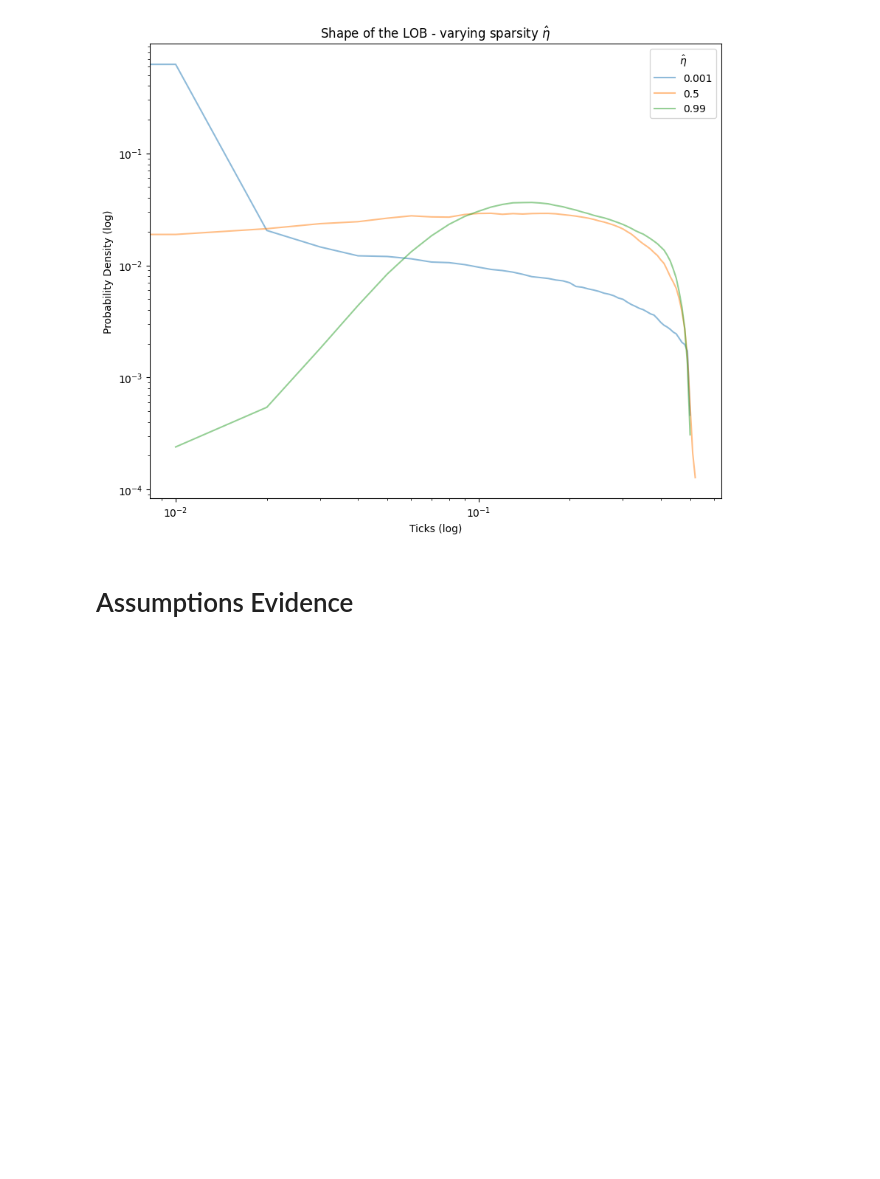
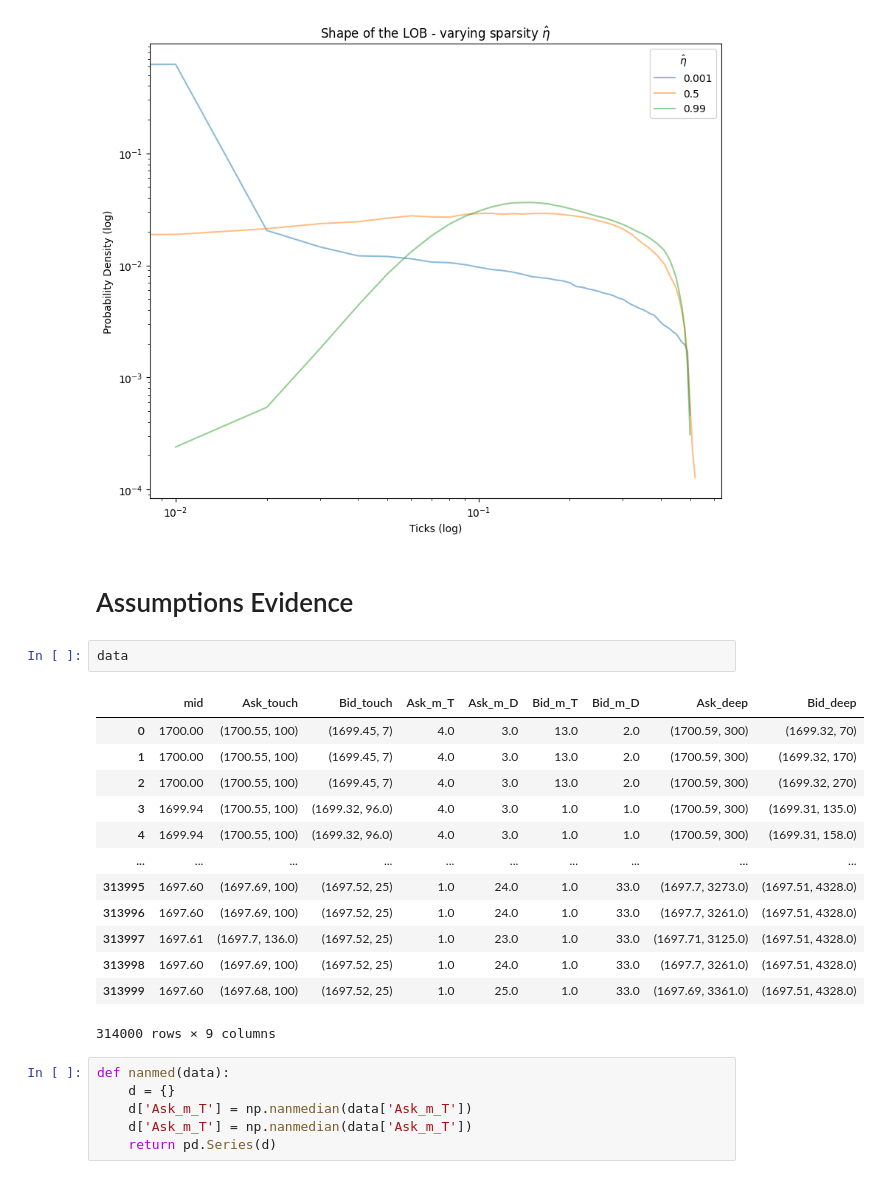
Before and after one commit to konqr/lobSimulations, a Jupyter notebook: src/backup/hawkes/experiments/toyModelSmallTick.ipynb, the cells around one changed output. Drawn from its saved outputs; the diff is of its cells as text; blank space fills up the shorter version.

```diff
--- a/src/backup/hawkes/experiments/toyModelSmallTick.ipynb
+++ b/src/backup/hawkes/experiments/toyModelSmallTick.ipynb
@@ -962,3 +962,25 @@ plt.savefig('D:\\PhD\\results - small tick\\ergStudy_eta_shape.png')
 [figure]
 # %% [markdown]
 # Assumptions Evidence
+# %%
+data
+# %% [output]
+|  | mid | Ask_touch | Bid_touch | Ask_m_T | Ask_m_D | Bid_m_T | Bid_m_D | Ask_deep | Bid_deep |
+| 0 | 1700.00 | (1700.55, 100) | (1699.45, 7) | 4.0 | 3.0 | 13.0 | 2.0 | (1700.59, 300) | (1699.32, 70) |
+| 1 | 1700.00 | (1700.55, 100) | (1699.45, 7) | 4.0 | 3.0 | 13.0 | 2.0 | (1700.59, 300) | (1699.32, 170) |
+| 2 | 1700.00 | (1700.55, 100) | (1699.45, 7) | 4.0 | 3.0 | 13.0 | 2.0 | (1700.59, 300) | (1699.32, 270) |
+| 3 | 1699.94 | (1700.55, 100) | (1699.32, 96.0) | 4.0 | 3.0 | 1.0 | 1.0 | (1700.59, 300) | (1699.31, 135.0) |
+| 4 | 1699.94 | (1700.55, 100) | (1699.32, 96.0) | 4.0 | 3.0 | 1.0 | 1.0 | (1700.59, 300) | (1699.31, 158.0) |
+| ... | ... | ... | ... | ... | ... | ... | ... | ... | ... |
+| 313995 | 1697.60 | (1697.69, 100) | (1697.52, 25) | 1.0 | 24.0 | 1.0 | 33.0 | (1697.7, 3273.0) | (1697.51, 4328.0) |
+| 313996 | 1697.60 | (1697.69, 100) | (1697.52, 25) | 1.0 | 24.0 | 1.0 | 33.0 | (1697.7, 3261.0) | (1697.51, 4328.0) |
+| 313997 | 1697.61 | (1697.7, 136.0) | (1697.52, 25) | 1.0 | 23.0 | 1.0 | 33.0 | (1697.71, 3125.0) | (1697.51, 4328.0) |
+| 313998 | 1697.60 | (1697.69, 100) | (1697.52, 25) | 1.0 | 24.0 | 1.0 | 33.0 | (1697.7, 3261.0) | (1697.51, 4328.0) |
+| 313999 | 1697.60 | (1697.68, 100) | (1697.52, 25) | 1.0 | 25.0 | 1.0 | 33.0 | (1697.69, 3361.0) | (1697.51, 4328.0) |
+314000 rows × 9 columns
+# %%
+def nanmed(data):
+    d = {}
+    d['Ask_m_T'] = np.nanmedian(data['Ask_m_T'])
+    d['Ask_m_T'] = np.nanmedian(data['Ask_m_T'])
+    return pd.Series(d)
```
Also changed, not shown: parts of 1 cell of this notebook, 1 other file.
